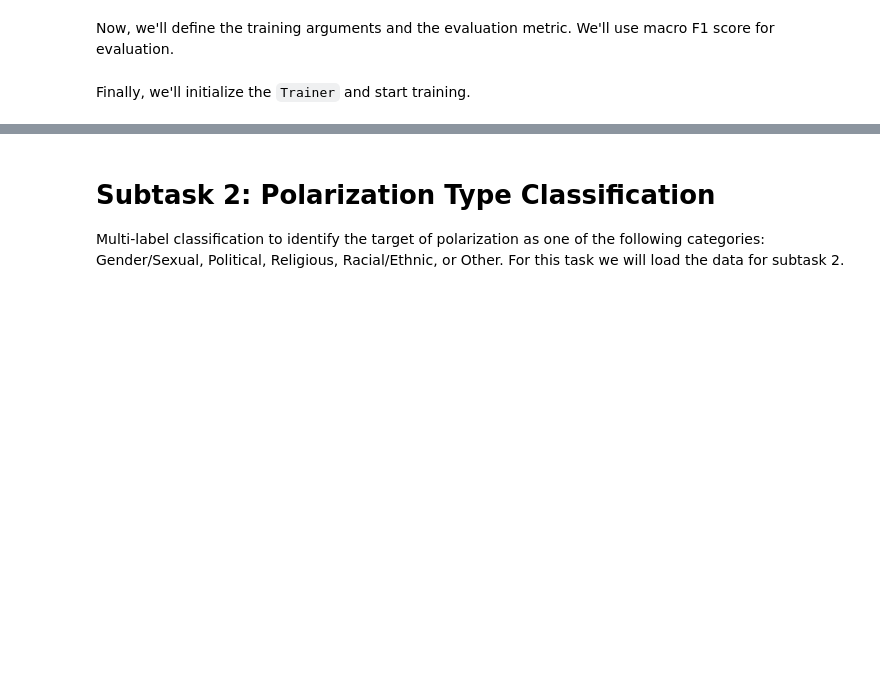
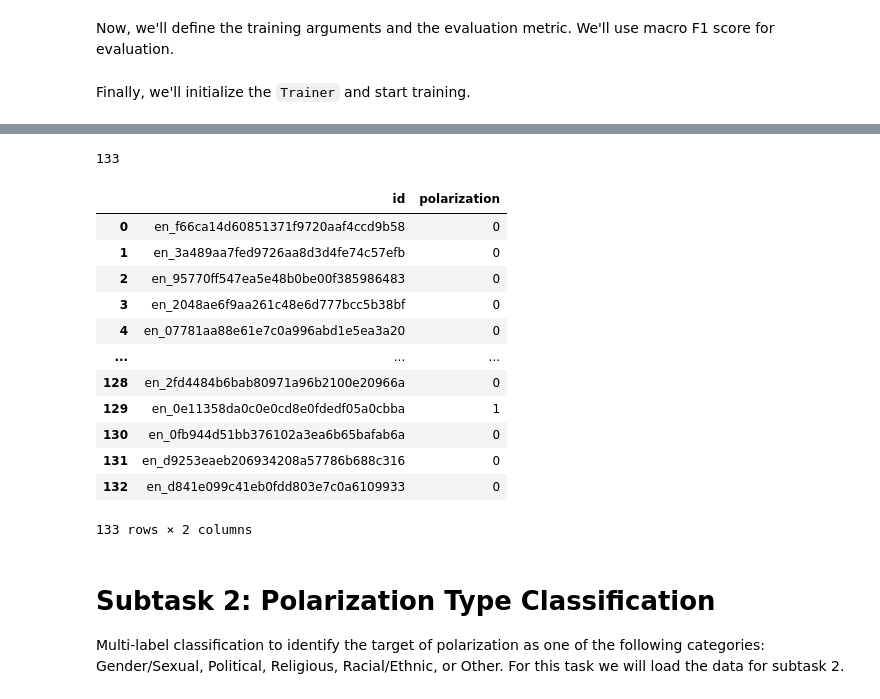
Before and after one commit to manig1729/SemEval2026-task9, a Jupyter notebook: starter.ipynb, the cells around one changed output, grey strips where cells are left out. Cells and saved outputs as stored; diff of their text form; code cells hidden in the pictures; blank space fills up the shorter version.

```diff
--- a/starter.ipynb
+++ b/starter.ipynb
@@ -154,0 +227,2 @@ print(f"Macro F1 score on validation set: {eval_results['eval_f1_macro']}")
+# %%
+predictions = trainer.predict(test_dataset)
@@ -154,0 +251,2 @@ print(f"Macro F1 score on validation set: {eval_results['eval_f1_macro']}")
+# %%
+pred_labels = np.argmax(predictions.predictions, axis=1)
@@ -154,0 +263,27 @@ print(f"Macro F1 score on validation set: {eval_results['eval_f1_macro']}")
+# %%
+ids = test.id
+# %%
+len(ids)
+# %% [output]
+133
+# %%
+df = pd.DataFrame({
+    'id': ids,
+    'polarization': pred_labels
+})
+# %%
+df
+# %% [output]
+|  | id | polarization |
+| 0 | en_f66ca14d60851371f9720aaf4ccd9b58 | 0 |
+| 1 | en_3a489aa7fed9726aa8d3d4fe74c57efb | 0 |
+| 2 | en_95770ff547ea5e48b0be00f385986483 | 0 |
+| 3 | en_2048ae6f9aa261c48e6d777bcc5b38bf | 0 |
+| 4 | en_07781aa88e61e7c0a996abd1e5ea3a20 | 0 |
+| ... | ... | ... |
+| 128 | en_2fd4484b6bab80971a96b2100e20966a | 0 |
+| 129 | en_0e11358da0c0e0cd8e0fdedf05a0cbba | 1 |
+| 130 | en_0fb944d51bb376102a3ea6b65bafab6a | 0 |
+| 131 | en_d9253eaeb206934208a57786b688c316 | 0 |
+| 132 | en_d841e099c41eb0fdd803e7c0a6109933 | 0 |
+133 rows × 2 columns
```
Also changed, not shown: parts of 32 cells of this notebook, 3 other files.
